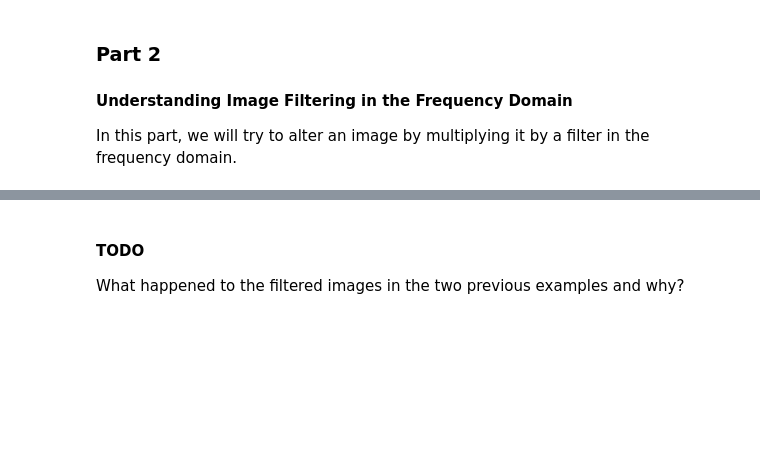
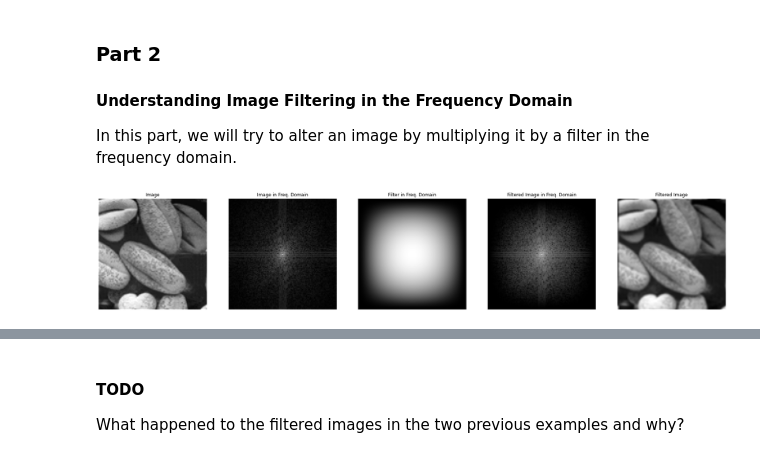
Before and after one commit to We2Am-BaSsem/IP-Labs, a Jupyter notebook: Lab02/lab2-std.ipynb, the cells around one changed output, grey strips where cells are left out. Drawn from its saved outputs; the diff is of its cells as text; code cells hidden in the pictures; blank space fills up the shorter version.

```diff
--- a/Lab02/lab2-std.ipynb
+++ b/Lab02/lab2-std.ipynb
@@ -78,16 +97,18 @@ def apply_filter_in_freq(img, f):
                 ], ['Image', 'Image in Freq. Domain', 'Filter in Freq. Domain', 'Filtered Image in Freq. Domain', 'Filtered Image'])
 # %%
 # Let's try some filters on a sample image
-img = rgb2gray(io.imread('imgs/Picture2.png'))
+img = rgb2gray(rgba2rgb((io.imread('imgs/Picture2.png'))))
 
 # This is a low pass filter (more on that in the upcoming lectures)
 f=np.array([
     [1,2,1],
     [2,4,2],
     [1,2,1]
 ])
 
 apply_filter_in_freq(img, f)
+# %% [output]
+[figure, added]
 # %%
 # This is a high pass filter (more on that in the upcoming lectures)
 f=np.array([
```
Also changed, not shown: parts of 8 cells of this notebook.
